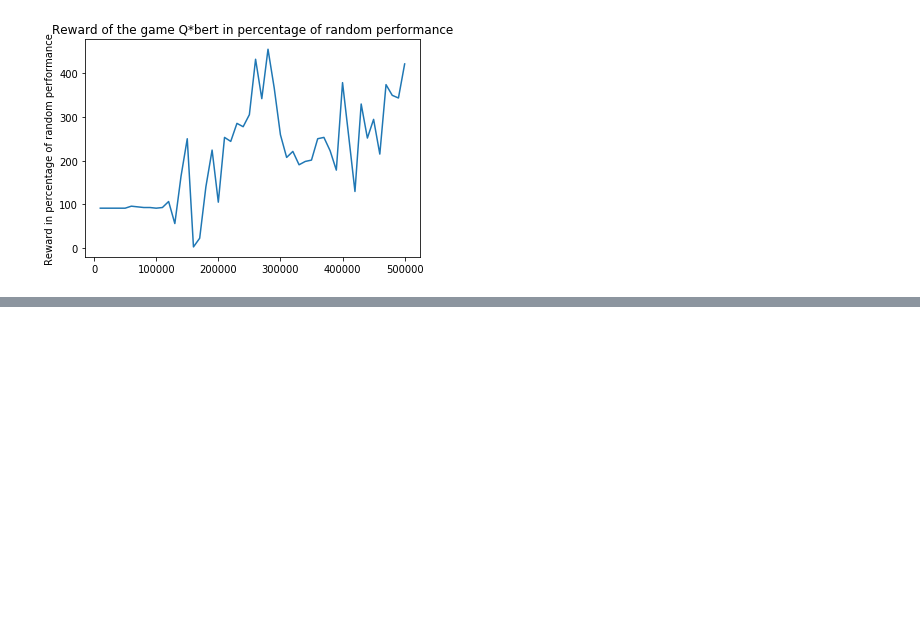
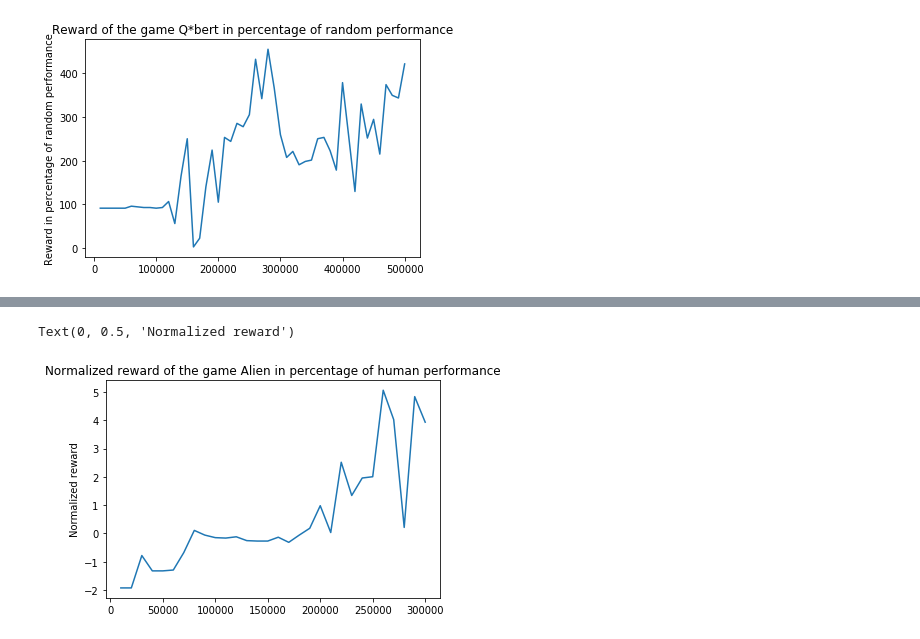
Before and after one commit to BWallyn/Rainbow, a Jupyter notebook: visualization/Visualization_results.ipynb, the cells around one changed output, grey strips where cells are left out. Saved outputs shown, nothing was run; the diff lists cells and outputs as text; code cells hidden in the pictures; blank space fills up the shorter version.

```diff
--- a/visualization/Visualization_results.ipynb
+++ b/visualization/Visualization_results.ipynb
@@ -124,0 +149,13 @@ Text(0, 0.5, 'Reward in percentage of random performance')
+# %%
+alien_history_nomultistep = pickle.load(open('data/alien_T305000_strtTrain200_steps10000_nomultistep.p', 'rb'))
+# %%
+df_alien_nomultistep = df_results(alien_history_nomultistep, human_performance['alien'], random_performance['alien'],
+                    step_test=10000, begin_test=10000, end_test=300000,
+                    name_model='Rainbow_alien_nomultistep')
+# %%
+plt.plot(df_alien_nomultistep['points_test'], df_alien_nomultistep['avg_reward_normalized_human'])
+plt.title('Normalized reward of the game Alien in percentage of human performance')
+plt.ylabel('Normalized reward')
+# %% [output]
+Text(0, 0.5, 'Normalized reward')
+[figure, added]
```
Also changed, not shown: parts of 29 cells of this notebook, 17 other files.
